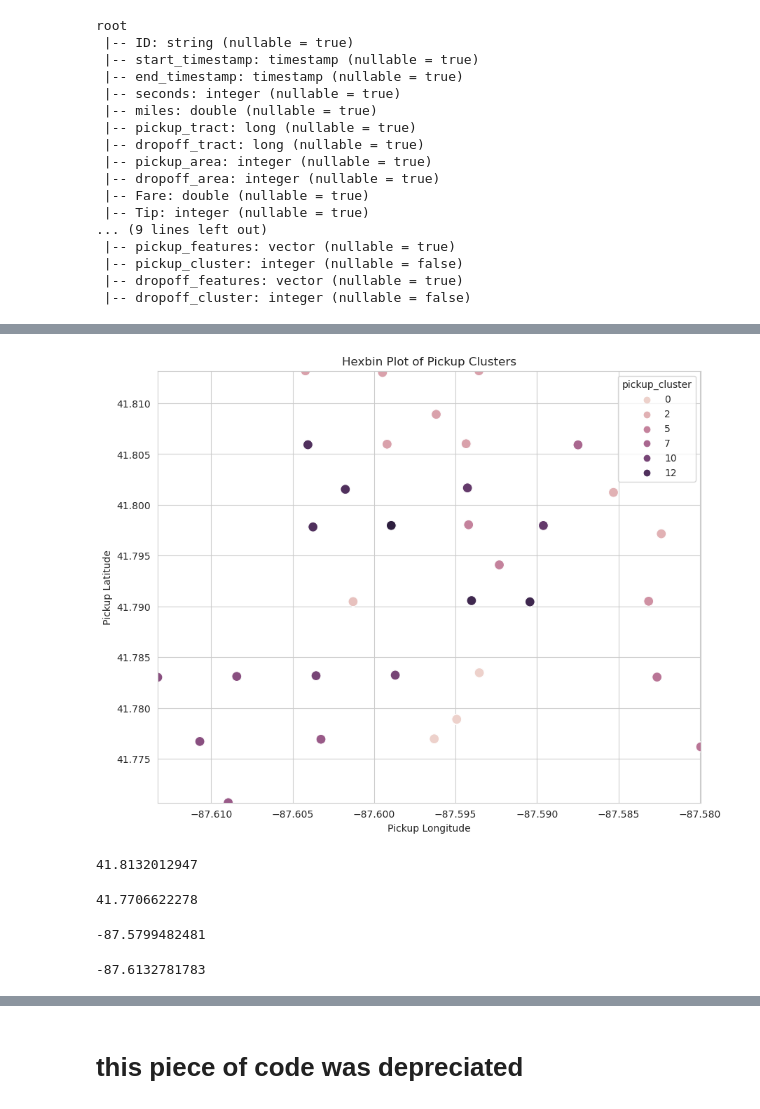
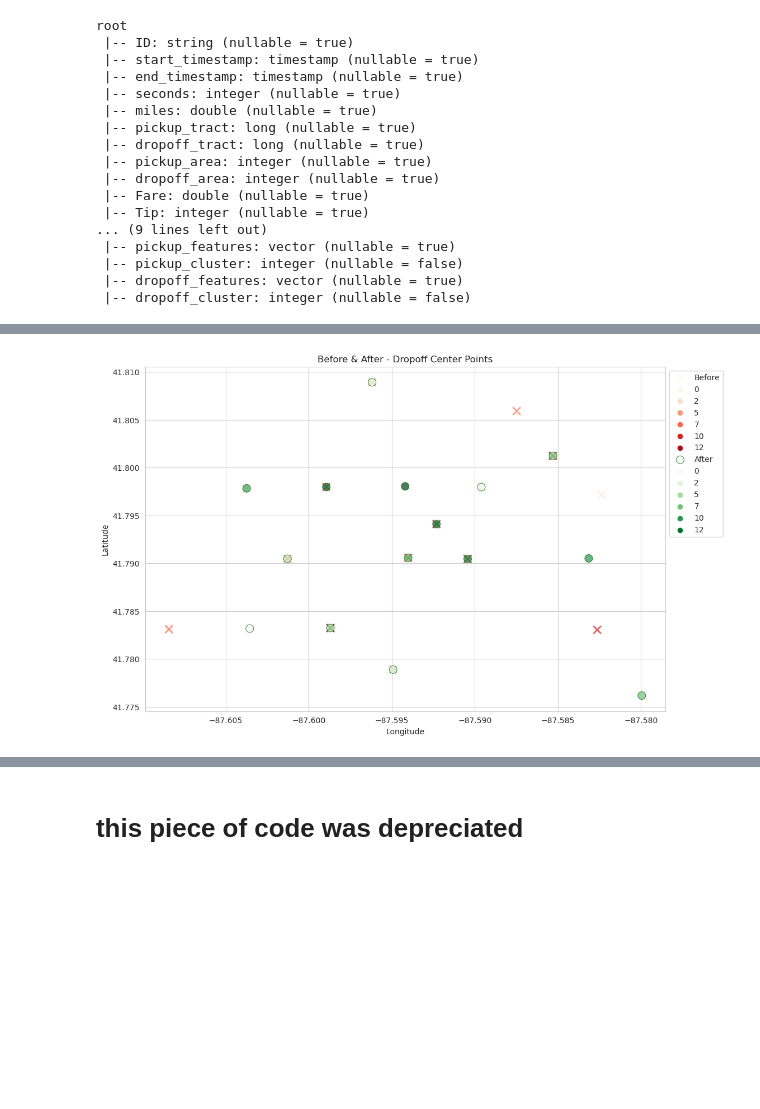
Before and after one commit to hvpachisia/uchicago-lyft-rideshare, a Jupyter notebook: dbscan.ipynb, the cells around one changed output, grey strips where cells are left out. Drawn from its saved outputs; the diff is of its cells as text; code cells hidden in the pictures; blank space fills up the shorter version.

```diff
--- a/dbscan.ipynb
+++ b/dbscan.ipynb
@@ -428,3 +447,25 @@ print(after_dropoff_centers)
+# %%
+import matplotlib.pyplot as plt
+import seaborn as sns
+
+plt.figure(figsize=(12, 8))
+
+# Plot pickup center points for before_pd
+sns.scatterplot(x="center_lon", y="center_lat", data=before_dropoff_centers, hue='center_dropoff_cluster', s=100, alpha=0.7, palette='Reds', marker="x", linewidth=2, label='Before')
+
+# Plot pickup center points for after_pd
+sns.scatterplot(x="center_lon", y="center_lat", data=after_dropoff_centers, hue='center_dropoff_cluster', s=100, alpha=0.7, palette='Greens', marker="o", edgecolor='darkgreen',label='After')
+
+# Set labels and legend
+plt.xlabel('Longitude')
+plt.ylabel('Latitude')
+plt.title('Before & After - Dropoff Center Points')
+plt.legend(bbox_to_anchor=(1, 1), loc='upper left')
+
+# Show the plot
+plt.show()
+# %% [output]
+[figure, added]
 # %%
 from geopy.geocoders import GoogleV3
 
@@ -445,28 +477,0 @@ print("Address:", address)
-# %%
-import matplotlib.pyplot as plt
-import seaborn as sns
-
-# Sample data
-sns.set_style("whitegrid")
-plt.figure(figsize=(10, 8))
-sns.scatterplot(x="pickup_lon", y="pickup_lat", data=pd_df[pd_df['pickup_lat'] != 0.0], hue='pickup_cluster', s=100)
-plt.xlim( -87.6132781783, -87.5799482481)
-plt.ylim(41.7706622278, 41.8132012947)
-plt.xlabel('Pickup Longitude')
-plt.ylabel('Pickup Latitude')
-plt.title('Hexbin Plot of Pickup Clusters')
-plt.show()
-# %% [output]
-[figure, removed]
-# %%
-print(before_pd['pickup_lat'].max())
-before_pd['pickup_lat'].min()
-# %% [output]
-41.8132012947
-41.7706622278
-# %%
-print(before_pd['pickup_lon'].max())
-before_pd['pickup_lon'].min()
-# %% [output]
--87.5799482481
--87.6132781783
```
Also changed, not shown: parts of 33 cells of this notebook.
